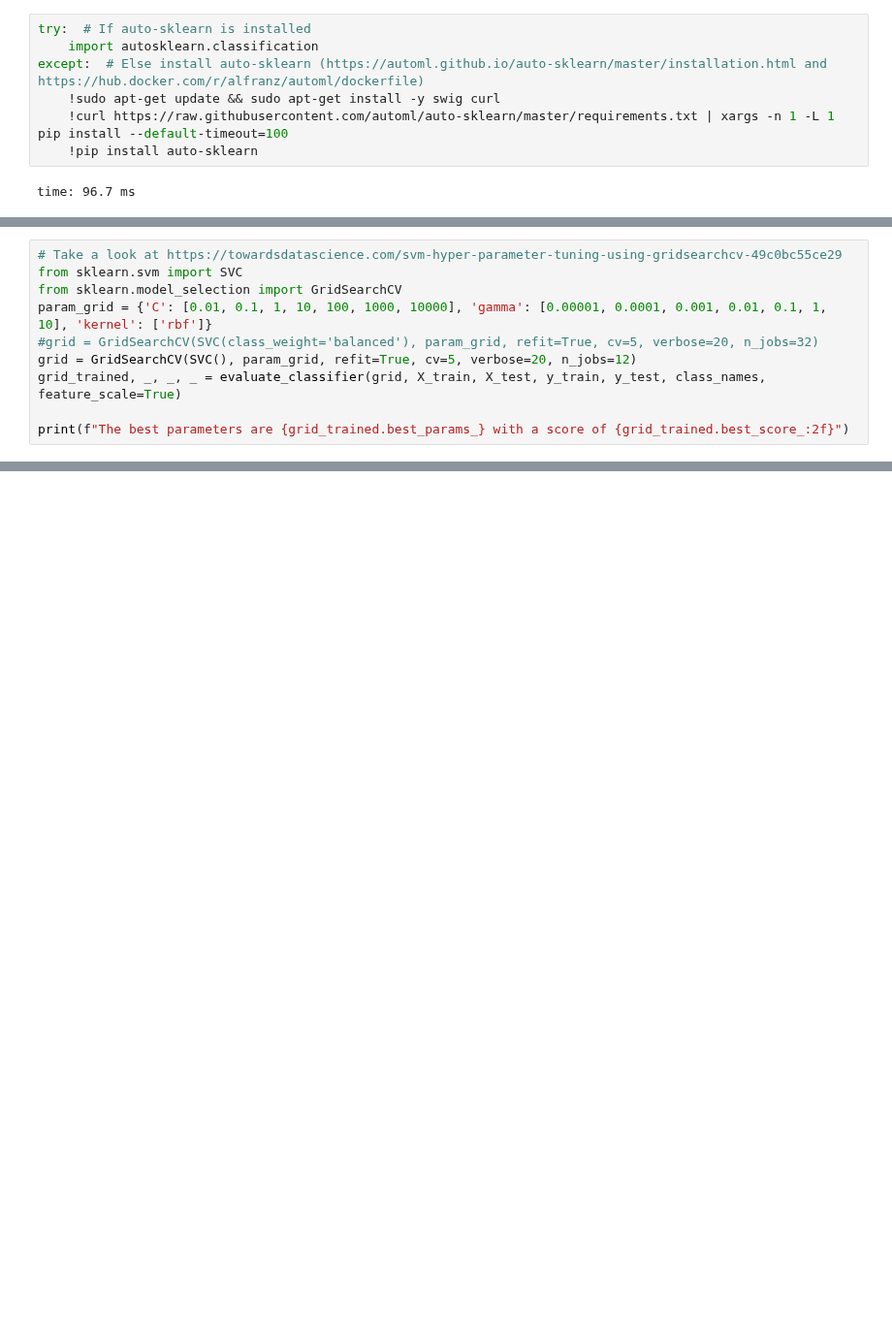
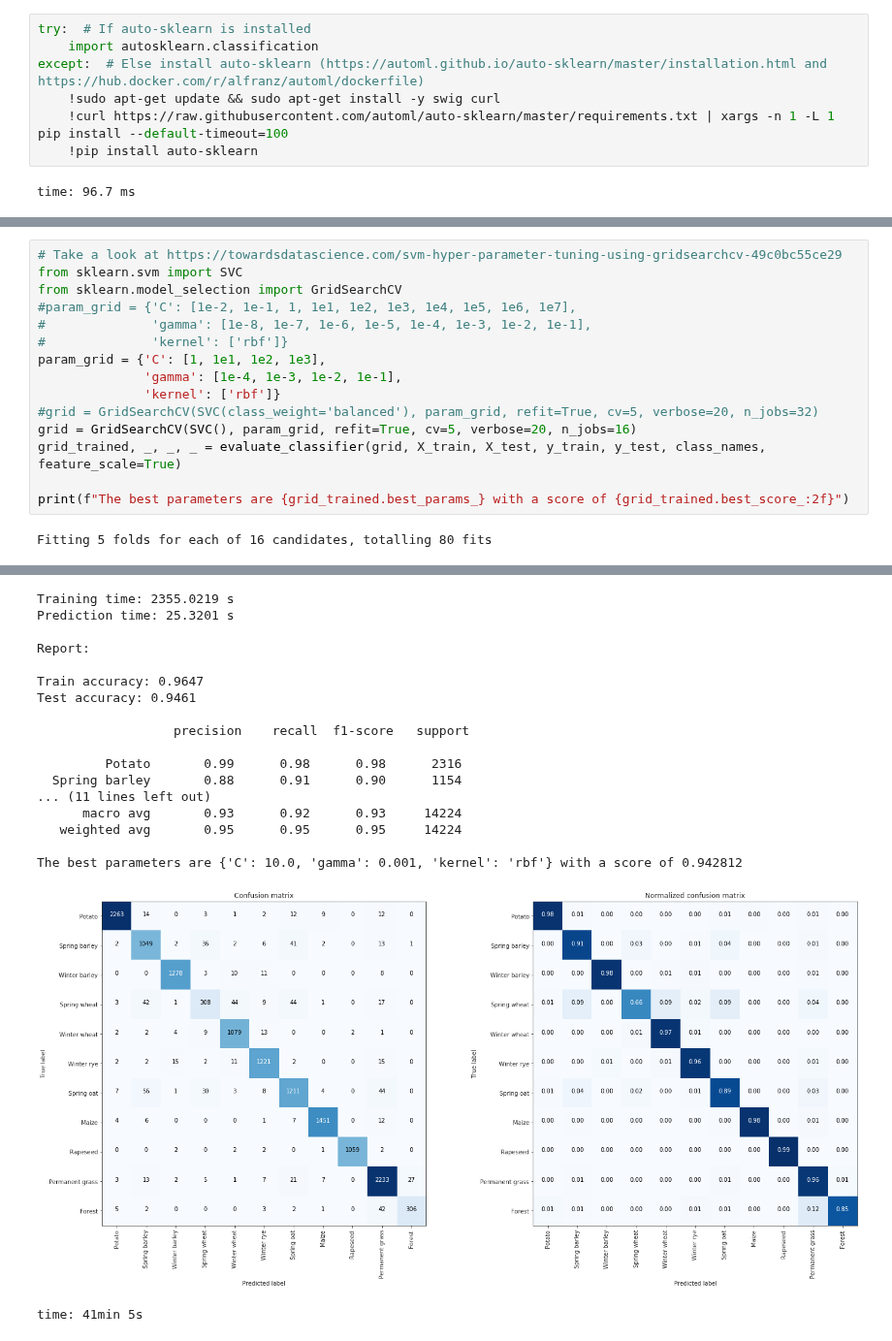
Before and after one commit to JacobJeppesen/PublicSectorConsultancy, a Jupyter notebook: potato_nematode_predictor/notebooks/03_TrainClassifiers.ipynb, the cells around one changed output, grey strips where cells are left out. Shown at 97% size. Saved outputs shown, nothing was run; the diff lists cells and outputs as text; blank space fills up the shorter version.

```diff
--- a/potato_nematode_predictor/notebooks/03_TrainClassifiers.ipynb
+++ b/potato_nematode_predictor/notebooks/03_TrainClassifiers.ipynb
@@ -347,9 +389,16 @@ clf_trained, _, _, _ = evaluate_classifier(clf, X_train, X_test, y_train, y_test
 # Take a look at https://towardsdatascience.com/svm-hyper-parameter-tuning-using-gridsearchcv-49c0bc55ce29
 from sklearn.svm import SVC
 from sklearn.model_selection import GridSearchCV
-param_grid = {'C': [0.01, 0.1, 1, 10, 100, 1000, 10000], 'gamma': [0.00001, 0.0001, 0.001, 0.01, 0.1, 1, 10], 'kernel': ['rbf']}
+#param_grid = {'C': [1e-2, 1e-1, 1, 1e1, 1e2, 1e3, 1e4, 1e5, 1e6, 1e7],
+#              'gamma': [1e-8, 1e-7, 1e-6, 1e-5, 1e-4, 1e-3, 1e-2, 1e-1],
+#              'kernel': ['rbf']}
+param_grid = {'C': [1, 1e1, 1e2, 1e3],
+              'gamma': [1e-4, 1e-3, 1e-2, 1e-1],
+              'kernel': ['rbf']}
 #grid = GridSearchCV(SVC(class_weight='balanced'), param_grid, refit=True, cv=5, verbose=20, n_jobs=32)
-grid = GridSearchCV(SVC(), param_grid, refit=True, cv=5, verbose=20, n_jobs=12)
+grid = GridSearchCV(SVC(), param_grid, refit=True, cv=5, verbose=20, n_jobs=16)
 grid_trained, _, _, _ = evaluate_classifier(grid, X_train, X_test, y_train, y_test, class_names, feature_scale=True)
 
 print(f"The best parameters are {grid_trained.best_params_} with a score of {grid_trained.best_score_:2f}")
+# %% [output]
+Fitting 5 folds for each of 16 candidates, totalling 80 fits
@@ -356,3 +422,22 @@ print(f"The best parameters are {grid_trained.best_params_} with a score of {gri
+Training time: 2355.0219 s
+Prediction time: 25.3201 s
+
+Report:
+
+Train accuracy: 0.9647
+Test accuracy: 0.9461
+
+                  precision    recall  f1-score   support
+
+         Potato       0.99      0.98      0.98      2316
+  Spring barley       0.88      0.91      0.90      1154
+... (11 lines left out)
+      macro avg       0.93      0.92      0.93     14224
+   weighted avg       0.95      0.95      0.95     14224
+
+The best parameters are {'C': 10.0, 'gamma': 0.001, 'kernel': 'rbf'} with a score of 0.942812
+[figure, added]
+time: 41min 5s
 # %%
 # Idea: Maybe make a utils folder, with a plotting module, evaluation module etc.. The below here should
 #       then be put in the plotting module.
```
Also changed, not shown: parts of 13 cells of this notebook, 3 other files.
